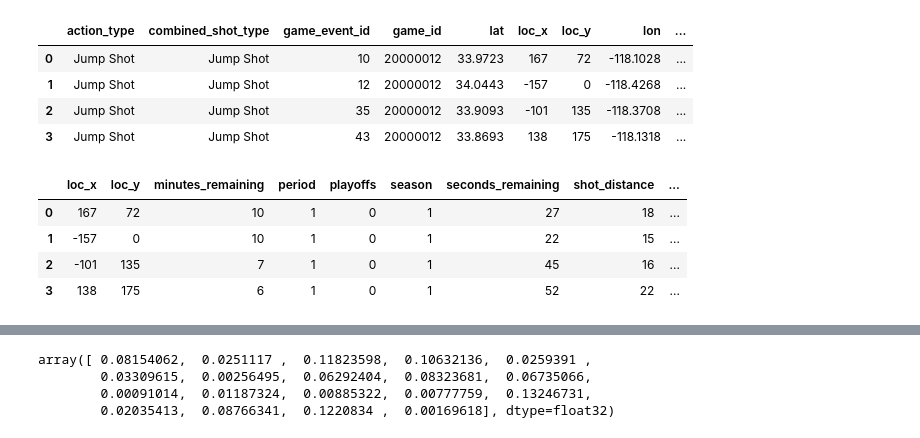
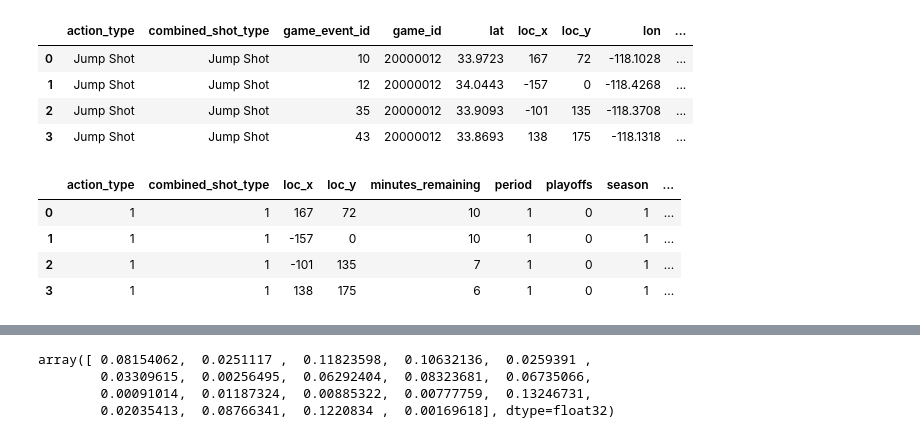
Before and after one commit to fateevstanislav/ml, a Jupyter notebook: Kobe/KobeSolve.ipynb, the cells around one changed output, grey strips where cells are left out. Drawn from its saved outputs; the diff is of its cells as text; code cells hidden in the pictures.

```diff
--- a/Kobe/KobeSolve.ipynb
+++ b/Kobe/KobeSolve.ipynb
@@ -19,32 +18,33 @@ fulldata1.head(4)
 # %%
 fulldata = fulldata1.copy()
 fulldata['matchup'] = fulldata['matchup'].map(lambda x: x.split()[1])
 fulldata.drop(['game_event_id', 'game_id', 'lat', 'lon', 'team_id', 'team_name', 'shot_id', 'game_date'], axis=1, inplace=True)
 
 actiontypes = dict(fulldata.action_type.value_counts())
 fulldata['type'] = fulldata.apply(lambda row: row['action_type'] if actiontypes[row['action_type']] > 20\
                           else row['combined_shot_type'], axis=1)
 
-fulldata.drop(['action_type', 'combined_shot_type'], axis=1, inplace=True)
+#fulldata.drop(['action_type', 'combined_shot_type'], axis=1, inplace=True)
 
 fulldata['time_remaining'] = fulldata.apply(lambda row: row['minutes_remaining'] * 60 + row['seconds_remaining'], axis=1)
 fulldata['last_moments'] = fulldata.apply(lambda row: 1 if row['time_remaining'] < 3 else 0, axis=1)
 fulldata['distance'] = fulldata.apply(lambda row: row['shot_distance'] if row['shot_distance'] <45 else 45, axis=1)
 
-text_columns = ['type', 'season', 'shot_type', 'shot_zone_area', 'shot_zone_basic', 'shot_zone_range', 'matchup', 'opponent'] # 'action_type', 'combined_shot_type' , 'game_date'
+#
+text_columns = ['action_type', 'combined_shot_type', 'type', 'season', 'shot_type', 'shot_zone_area', 'shot_zone_basic', 'shot_zone_range', 'matchup', 'opponent'] # 'action_type', 'combined_shot_type' , 'game_date'
 # get_dummies could be used istead of this code:
 for col in text_columns:
     uniq_words = fulldata[col].unique()
     uniq_words = dict(enumerate(uniq_words, 1)) # 1 to enumerate from 1
     uniq_words = {v:k for k,v in uniq_words.items()}
     fulldata = fulldata.replace({col: uniq_words})
 fulldata.head(4)
 # %% [output]
-|  | loc_x | loc_y | minutes_remaining | period | playoffs | season | seconds_remaining | shot_distance | ... |
-| 0 | 167 | 72 | 10 | 1 | 0 | 1 | 27 | 18 | ... |
-| 1 | -157 | 0 | 10 | 1 | 0 | 1 | 22 | 15 | ... |
-| 2 | -101 | 135 | 7 | 1 | 0 | 1 | 45 | 16 | ... |
-| 3 | 138 | 175 | 6 | 1 | 0 | 1 | 52 | 22 | ... |
+|  | action_type | combined_shot_type | loc_x | loc_y | minutes_remaining | period | playoffs | season | ... |
+| 0 | 1 | 1 | 167 | 72 | 10 | 1 | 0 | 1 | ... |
+| 1 | 1 | 1 | -157 | 0 | 10 | 1 | 0 | 1 | ... |
+| 2 | 1 | 1 | -101 | 135 | 7 | 1 | 0 | 1 | ... |
+| 3 | 1 | 1 | 138 | 175 | 6 | 1 | 0 | 1 | ... |
 # %%
 data_test = fulldata[pd.isnull(fulldata['shot_made_flag'])]
 data = fulldata[pd.notnull(fulldata['shot_made_flag'])]
```
Also changed, not shown: parts of 14 cells of this notebook, 1 other file.
